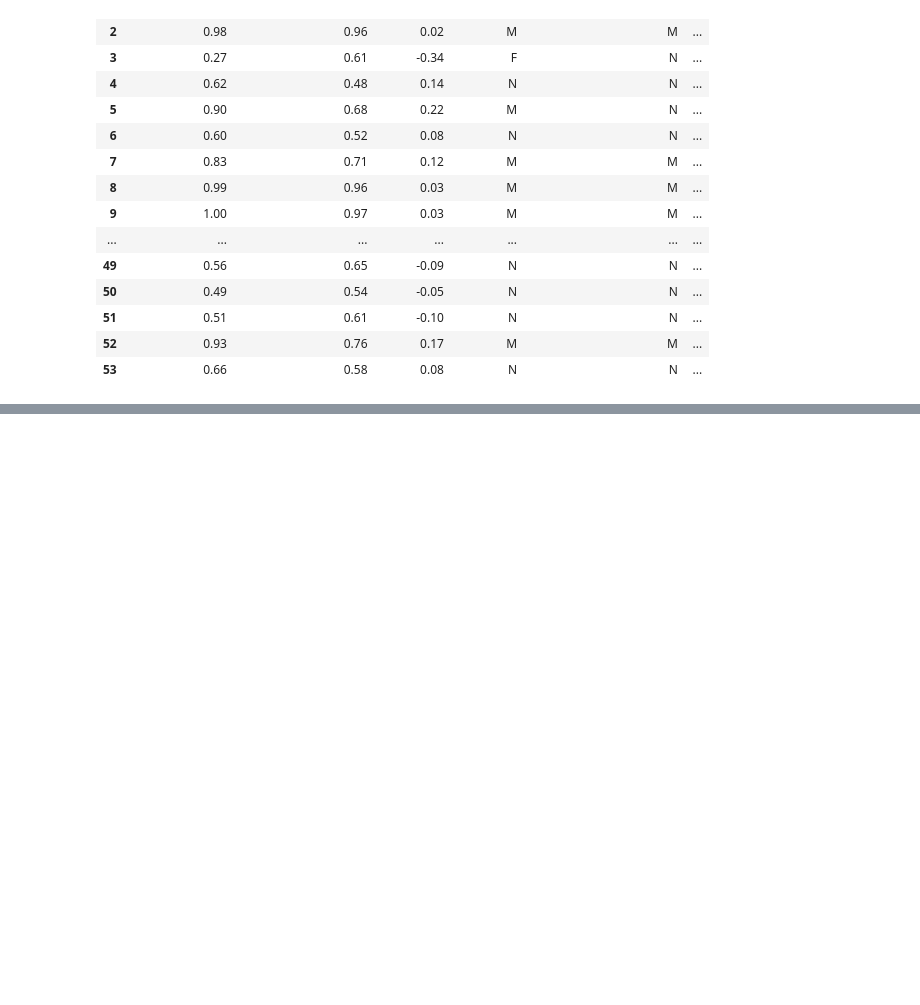
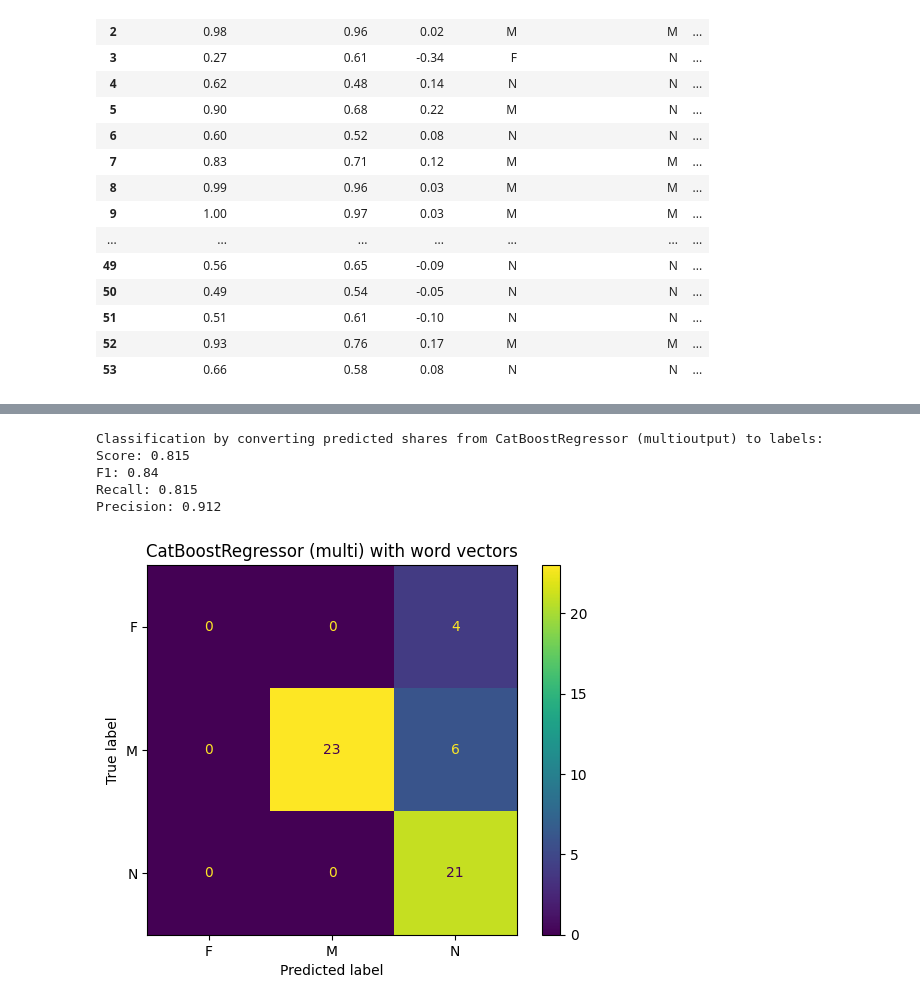
Before and after one commit to JohannaUlveklint/job_discrimination_sandbox, a Jupyter notebook: notebooks/classification_w_regr_model.ipynb, the cells around one changed output, grey strips where cells are left out. Drawn from its saved outputs; the diff is of its cells as text; code cells hidden in the pictures; blank space fills up the shorter version.

Commit message:
Add classification from multi output regression

```diff
--- a/notebooks/classification_w_regr_model.ipynb
+++ b/notebooks/classification_w_regr_model.ipynb
@@ -381,0 +494,22 @@ catboost_pred_true_df
+# %%
+multi_test_labels = []
+for m_share, _ in y_multi_test:
+    if m_share < 0.3:
+        label = "F"
+    elif m_share < 0.7:
+        label = "N"
+    else:
+        label = "M"
+    multi_test_labels.append(label)
+# %%
+cb_multi_predictions = regressor.predict(X_multi_test)
+# %%
+predicted_labels_male_multi_cb = []
+for m_share, _ in cb_multi_predictions:
+    if m_share < 0.3:
+        label = "F"
+    elif m_share < 0.7:
+        label = "N"
+    else:
+        label = "M"
+    predicted_labels_male_multi_cb.append(label)
@@ -381,0 +551,21 @@ catboost_pred_true_df
+# %%
+print("Classification by converting predicted shares from CatBoostRegressor (multioutput) to labels:")
+print(f"Score: {round(acc, 3)}")
+print(f"F1: {round(f1, 3)}")
+print(f"Recall: {round(recall, 3)}")
+print(f"Precision: {round(precision, 3)}")
+# %% [output]
+Classification by converting predicted shares from CatBoostRegressor (multioutput) to labels:
+Score: 0.815
+F1: 0.84
+Recall: 0.815
+Precision: 0.912
+# %%
+cm = confusion_matrix(y_true=multi_test_labels, y_pred=predicted_labels_male_multi_cb, labels=clf.classes_)
+# %%
+plot = ConfusionMatrixDisplay(confusion_matrix=cm, display_labels=clf.classes_)
+plot.plot()
+plt.title("CatBoostRegressor (multi) with word vectors")
+plt.show()
+# %% [output]
+[figure, added]
```
Also changed, not shown: parts of 14 cells of this notebook.
